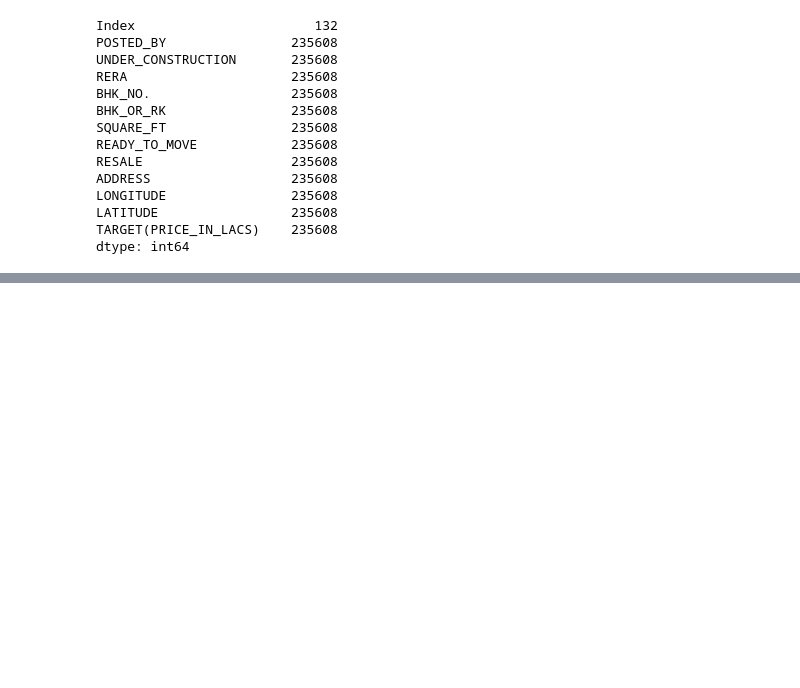
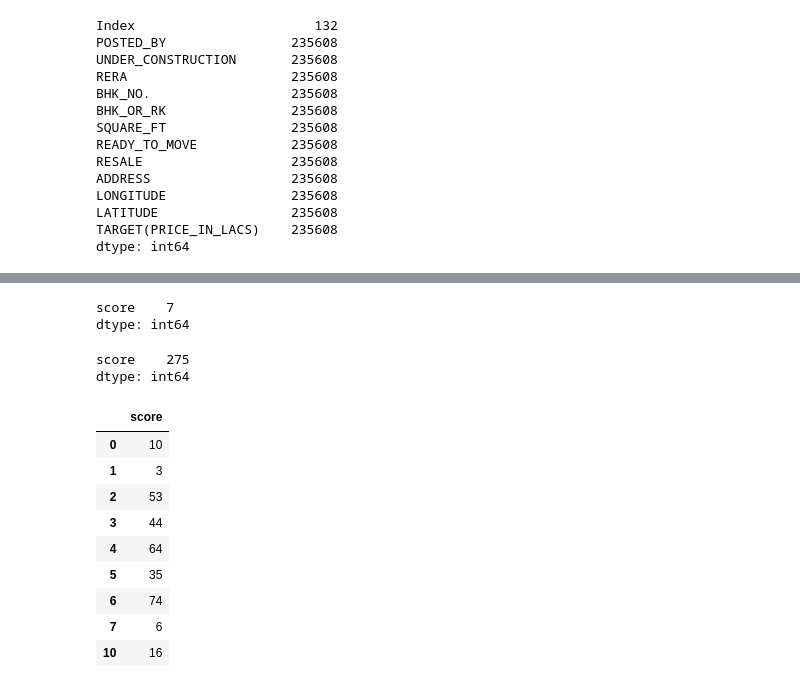
Before and after one commit to surajkr502/python_lib, a Jupyter notebook: python_lib/numpy and pandas/dataframe.ipynb, the cells around one changed output, grey strips where cells are left out. Drawn from its saved outputs; the diff is of its cells as text; code cells hidden in the pictures; blank space fills up the shorter version.

```diff
--- a/python_lib/numpy and pandas/dataframe.ipynb
+++ b/python_lib/numpy and pandas/dataframe.ipynb
@@ -137,0 +238,23 @@ Total memory used: 7309319 bytes
+# %%
+dt[dt['score'].between(10,64)].count()
+# %% [output]
+score    7
+dtype: int64
+# %%
+dt[dt['score'].between(10,64)].sum()
+# %% [output]
+score    275
+dtype: int64
+# %%
+dt.drop_duplicates()#delele last duplicates value.
+# %% [output]
+|  | score |
+| 0 | 10 |
+| 1 | 3 |
+| 2 | 53 |
+| 3 | 44 |
+| 4 | 64 |
+| 5 | 35 |
+| 6 | 74 |
+| 7 | 6 |
+| 10 | 16 |
```
Also changed, not shown: parts of 16 cells of this notebook.
